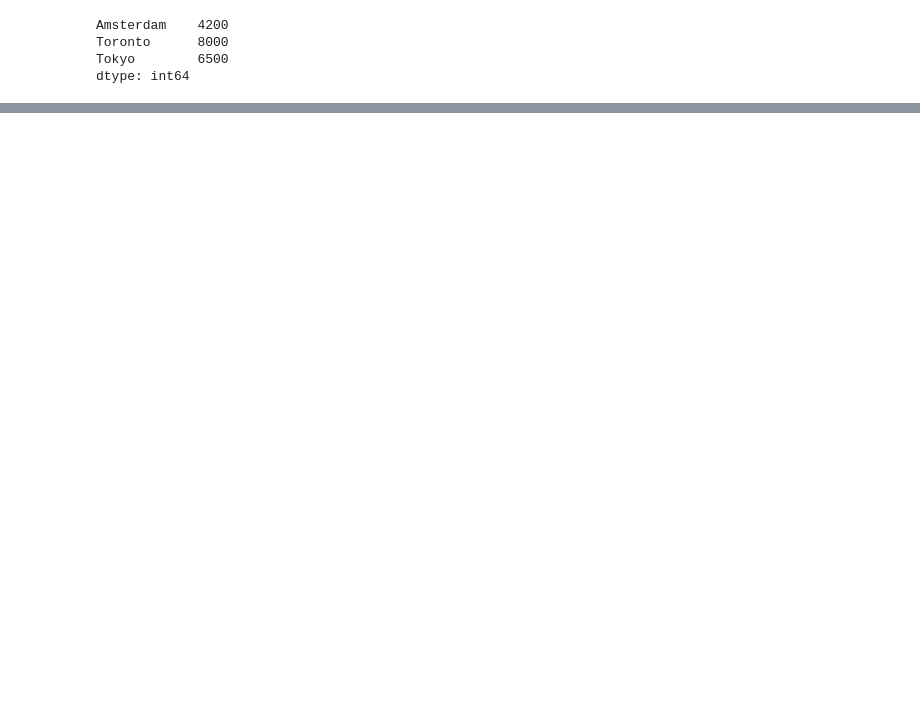
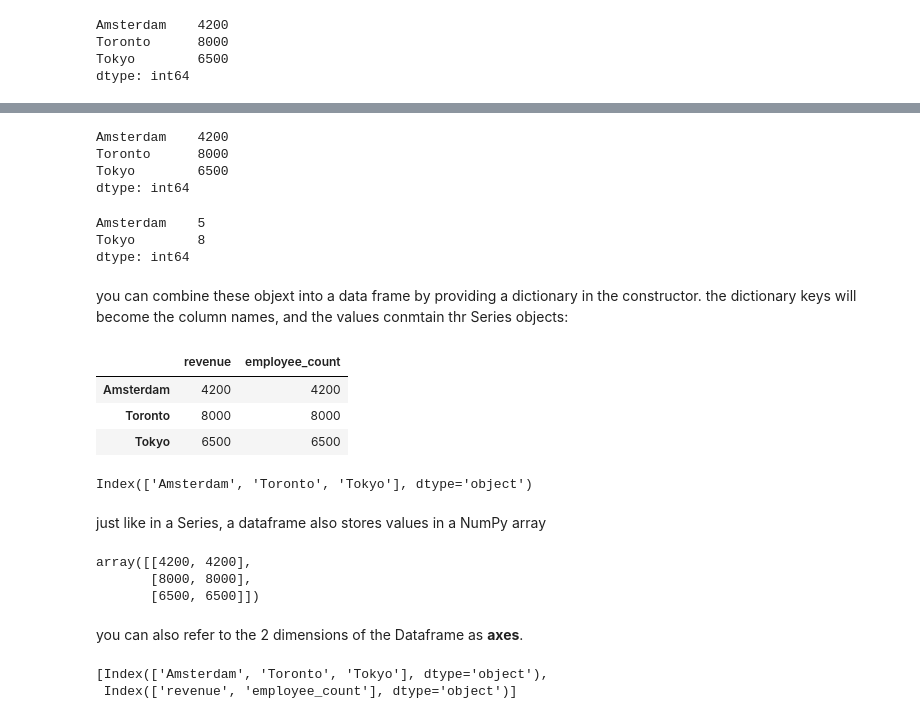
Before and after one commit to vlx300/kb_colab, a Jupyter notebook: Python_Pandas.ipynb, the cells around one changed output, grey strips where cells are left out. Saved outputs shown, nothing was run; the diff lists cells and outputs as text; code cells hidden in the pictures; blank space fills up the shorter version.

```diff
--- a/Python_Pandas.ipynb
+++ b/Python_Pandas.ipynb
@@ -302,0 +341,43 @@ dtype: int64
+# %%
+city_revenues
+# %% [output]
+Amsterdam    4200
+Toronto      8000
+Tokyo        6500
+dtype: int64
+# %%
+city_employee_count
+# %% [output]
+Amsterdam    5
+Tokyo        8
+dtype: int64
+# %% [markdown]
+you can combine these objext into a data frame by providing a dictionary in the constructor. the dictionary keys will become the column names, and the values conmtain thr Series objects:
+# %%
+city_data = pd.DataFrame({"revenue": city_revenues, "employee_count": city_revenues})
+# %%
+city_data
+# %% [output]
+|  | revenue | employee_count |
+| Amsterdam | 4200 | 4200 |
+| Toronto | 8000 | 8000 |
+| Tokyo | 6500 | 6500 |
+# %%
+city_data.index
+# %% [output]
+Index(['Amsterdam', 'Toronto', 'Tokyo'], dtype='object')
+# %% [markdown]
+just like in a Series, a dataframe also stores values in a NumPy array
+# %%
+city_data.values
+# %% [output]
+array([[4200, 4200],
+       [8000, 8000],
+       [6500, 6500]])
+# %% [markdown]
+you can also refer to the 2 dimensions of the Dataframe as **axes**.
+# %%
+city_data.axes
+# %% [output]
+[Index(['Amsterdam', 'Toronto', 'Tokyo'], dtype='object'),
+ Index(['revenue', 'employee_count'], dtype='object')]
```
Also changed, not shown: parts of 21 cells of this notebook.
